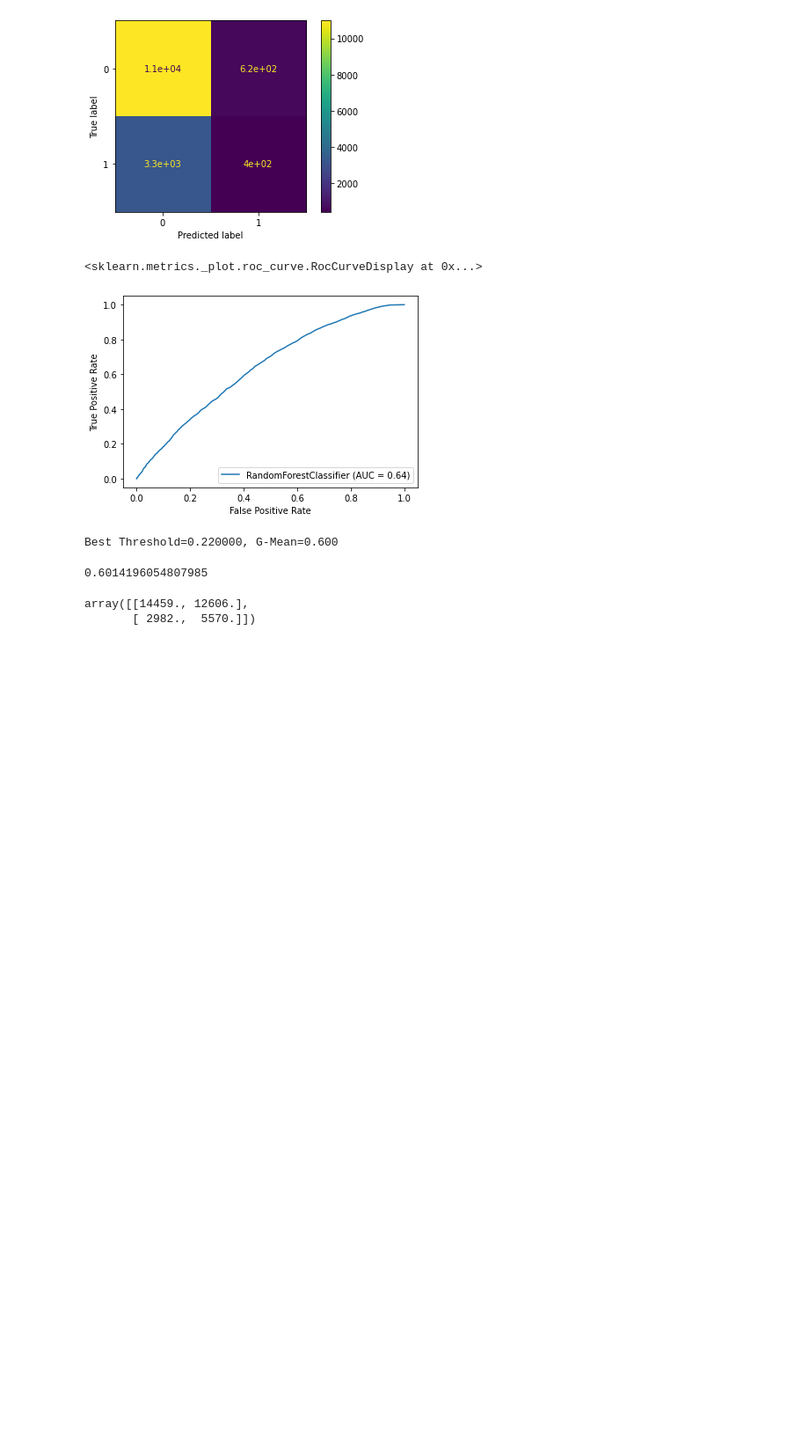
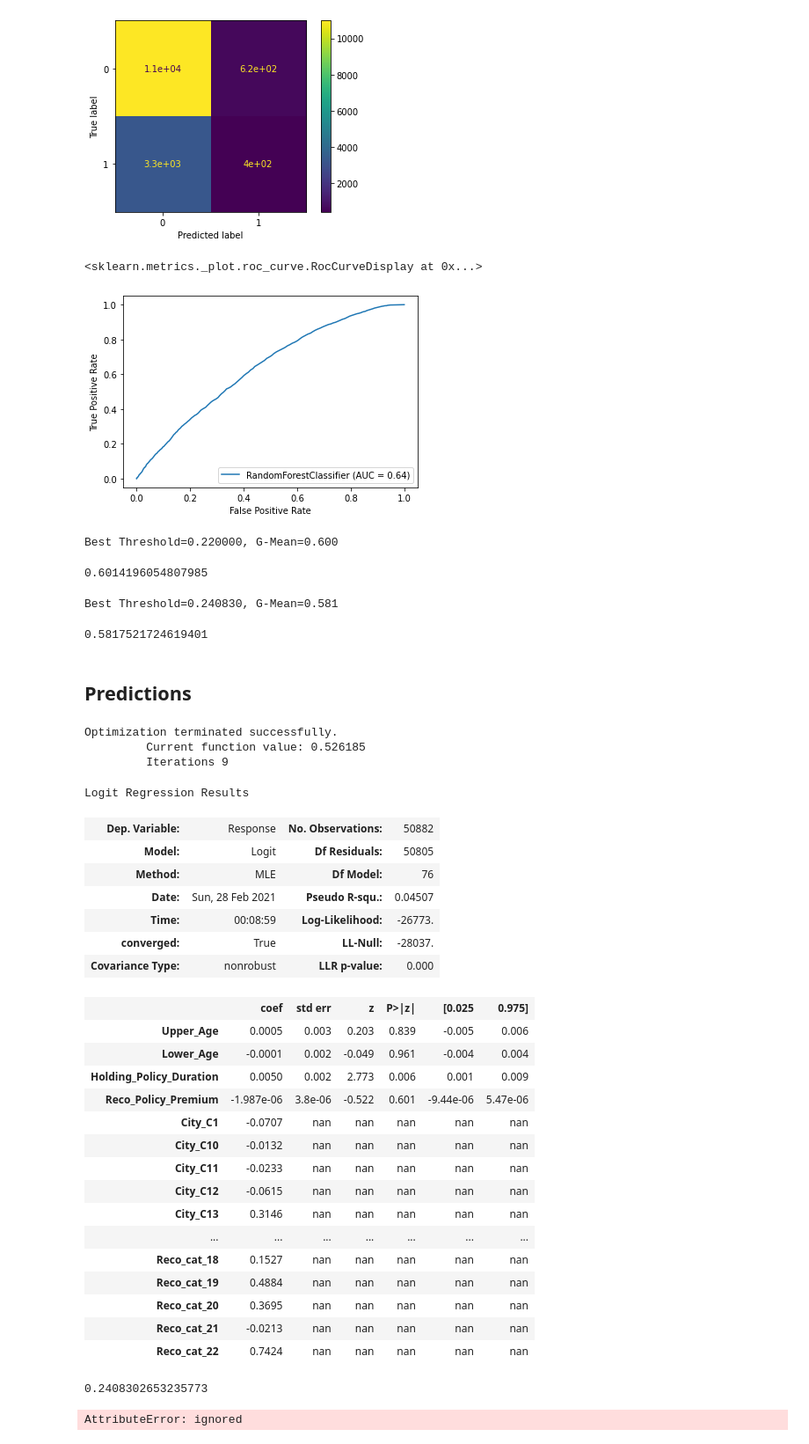
Before and after one commit to NISHANTH-PAPARAJU/DS-Competitions, a Jupyter notebook: AnalyticsVidhya/Jobathon-21/AV_Health_Insurance_Lead_Prediction(3).ipynb, the cells around one changed output. Shown at 88% size. Saved outputs shown, nothing was run; the diff lists cells and outputs as text; code cells hidden in the pictures; blank space fills up the shorter version.

```diff
--- a/AnalyticsVidhya/Jobathon-21/AV_Health_Insurance_Lead_Prediction(3).ipynb
+++ b/AnalyticsVidhya/Jobathon-21/AV_Health_Insurance_Lead_Prediction(3).ipynb
@@ -641,9 +644,15 @@ y_pred_rfc_thr_inter = (pd.Series(y_preds_proba_rfc_inter[:,1]) >= best_threshol
 roc_auc_score(y_val_inter, y_pred_rfc_thr_inter)
 # %% [output]
 0.6014196054807985
-# %%
-y_preds_stats_thr = stats_logit.(threshold=best_threshold)
-y_preds_stats_thr
-# %% [output]
-array([[14459., 12606.],
-       [ 2982.,  5570.]])
+# %%
+y_preds_stats = (stats_logit.predict(X_val, transform=False)).to_numpy()
+best_thr_stats, _ = get_best_threshold(y_val, y_preds_stats_thr, slice_probs=False)
+# %% [output]
+Best Threshold=0.240830, G-Mean=0.581
+# %%
+y_preds_stats_thr = (pd.Series(y_preds_stats) >= best_thr_stats).astype(int)
+roc_auc_score(y_val, y_preds_stats_thr)
+# %% [output]
+0.5817521724619401
+# %% [markdown]
+## Predictions
@@ -649,0 +673,39 @@ array([[14459., 12606.],
+# %%
+stats_logit_full = sm.Logit(y, X).fit()
+stats_logit_full.summary()
+# %% [output]
+Optimization terminated successfully.
+         Current function value: 0.526185
+         Iterations 9
+Logit Regression Results
+| Dep. Variable: | Response | No. Observations: | 50882 |
+| Model: | Logit | Df Residuals: | 50805 |
+| Method: | MLE | Df Model: | 76 |
+| Date: | Sun, 28 Feb 2021 | Pseudo R-squ.: | 0.04507 |
+| Time: | 00:08:59 | Log-Likelihood: | -26773. |
+| converged: | True | LL-Null: | -28037. |
+| Covariance Type: | nonrobust | LLR p-value: | 0.000 |
+|  | coef | std err | z | P>|z| | [0.025 | 0.975] |
+| Upper_Age | 0.0005 | 0.003 | 0.203 | 0.839 | -0.005 | 0.006 |
+| Lower_Age | -0.0001 | 0.002 | -0.049 | 0.961 | -0.004 | 0.004 |
+| Holding_Policy_Duration | 0.0050 | 0.002 | 2.773 | 0.006 | 0.001 | 0.009 |
+| Reco_Policy_Premium | -1.987e-06 | 3.8e-06 | -0.522 | 0.601 | -9.44e-06 | 5.47e-06 |
+| City_C1 | -0.0707 | nan | nan | nan | nan | nan |
+| City_C10 | -0.0132 | nan | nan | nan | nan | nan |
+| City_C11 | -0.0233 | nan | nan | nan | nan | nan |
+| City_C12 | -0.0615 | nan | nan | nan | nan | nan |
+| City_C13 | 0.3146 | nan | nan | nan | nan | nan |
+| ... | ... | ... | ... | ... | ... | ... |
+| Reco_cat_18 | 0.1527 | nan | nan | nan | nan | nan |
+| Reco_cat_19 | 0.4884 | nan | nan | nan | nan | nan |
+| Reco_cat_20 | 0.3695 | nan | nan | nan | nan | nan |
+| Reco_cat_21 | -0.0213 | nan | nan | nan | nan | nan |
+| Reco_cat_22 | 0.7424 | nan | nan | nan | nan | nan |
+# %%
+best_thr_stats
+# %% [output]
+0.2408302653235773
+# %%
+y_preds_stats_full = predict_on_best_threshould(stats_logit_full, test_proc, best_thr_stats)
+# %% [output]
+AttributeError: ignored
```
Also changed, not shown: parts of 2 cells of this notebook.
